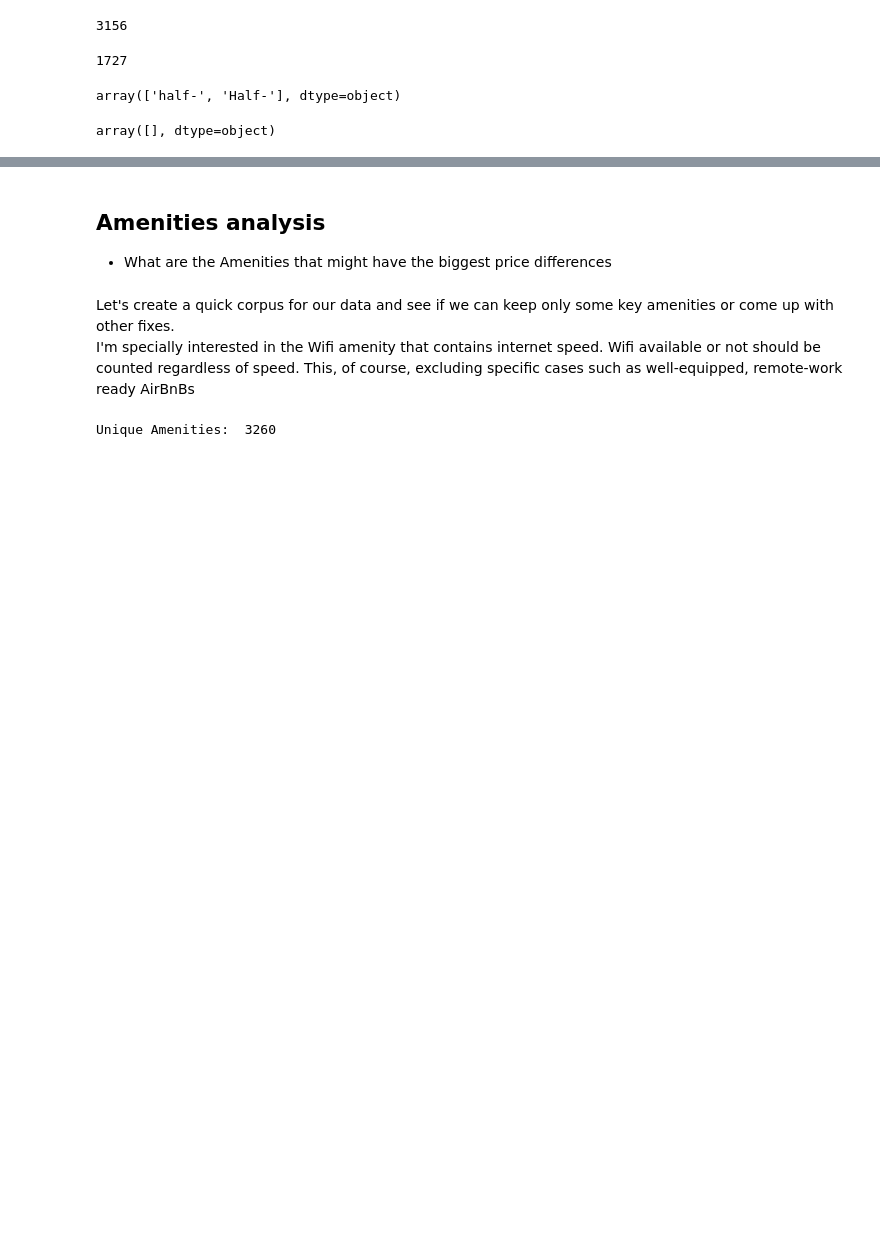
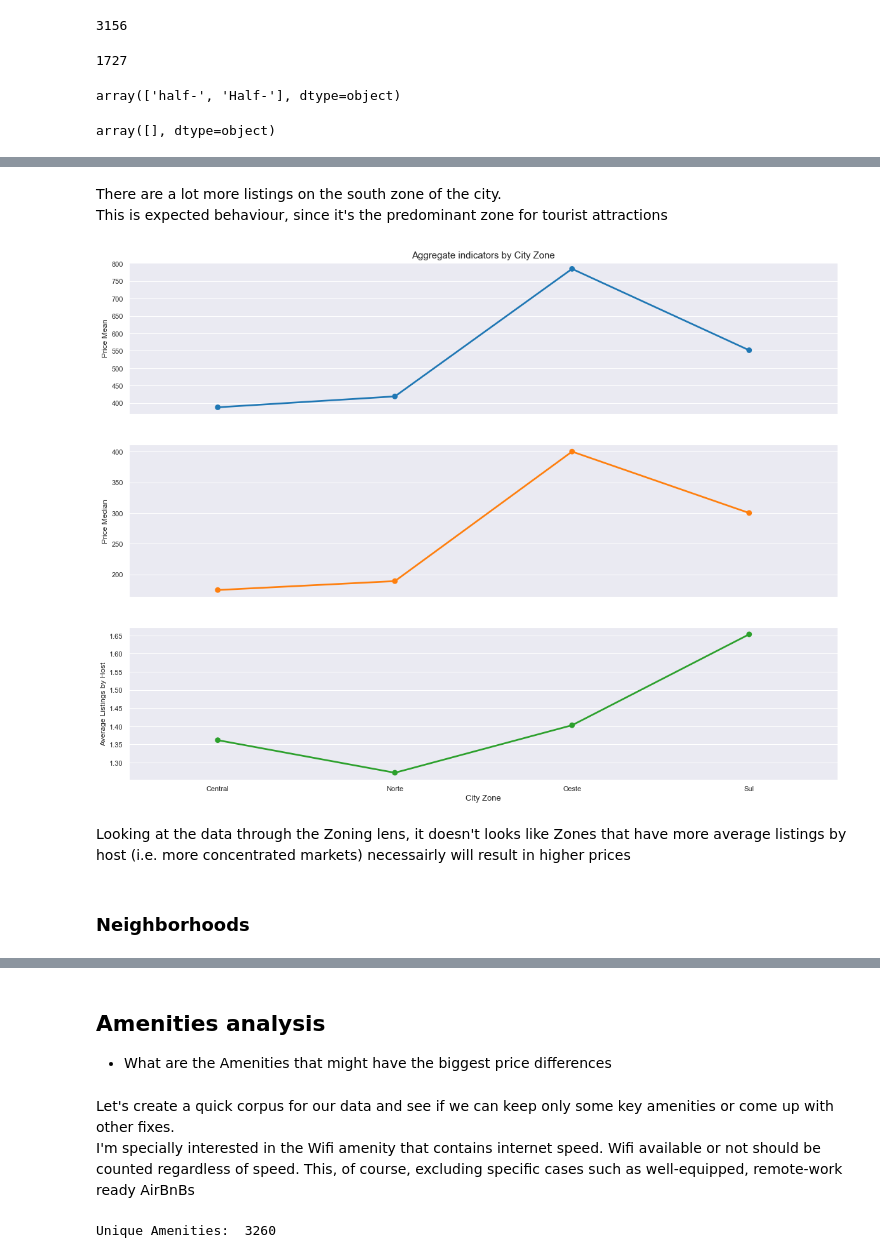
Before and after one commit to bglucca/RioAirBnB, a Jupyter notebook: analysis.ipynb, the cells around one changed output, grey strips where cells are left out. Saved outputs shown, nothing was run; the diff lists cells and outputs as text; code cells hidden in the pictures; blank space fills up the shorter version.

```diff
--- a/analysis.ipynb
+++ b/analysis.ipynb
@@ -297,0 +615,17 @@ df_subset['bathrooms_text'] = df_subset['bathrooms_text'].astype(float)
+# %%
+def get_geo_host_aggregates(data = df_subset, group_col = None):
+
+    # Aggregating data
+    aggregate = data.groupby(group_col)\
+                        .agg({'host_id':'nunique','id':'count','price':['mean','std','median']})
+
+    # Removing multiindex
+    aggregate.columns = [f'{x}_{y}' for x, y in aggregate.columns]
+
+    # Fetching the zones for plot
+    aggregate.reset_index(drop = False, inplace = True)
+
+    # Getting avg listings by host - Market Concentration metric
+    aggregate['listings_by_host'] = aggregate['id_count'] / aggregate['host_id_nunique']
+
+    return aggregate
@@ -299,0 +637,2 @@ df_subset['bathrooms_text'] = df_subset['bathrooms_text'].astype(float)
+# %%
+aggs_by_zone = get_geo_host_aggregates(group_col = 'zone')
@@ -299,0 +647,33 @@ df_subset['bathrooms_text'] = df_subset['bathrooms_text'].astype(float)
+# %% [markdown]
+There are a lot more listings on the south zone of the city.\
+This is expected behaviour, since it's the predominant zone for tourist attractions
+# %%
+fig, (ax1, ax2, ax3) = plt.subplots(3,1,figsize = (20,15),sharex = True)
+
+sns.pointplot(data = aggs_by_zone, x = 'zone', y = 'price_mean', ax = ax1, color='tab:blue')
+
+ax1.set_ylabel('Price Mean')
+
+ax1.set_xlabel('')
+
+ax1.set_title('Aggregate indicators by City Zone', fontdict = {'fontsize':15})
+
+sns.pointplot(data = aggs_by_zone, x = 'zone', y = 'price_median', ax = ax2, color = 'tab:orange')
+
+ax2.set_ylabel('Price Median')
+
+ax2.set_xlabel('')
+
+sns.pointplot(data = aggs_by_zone, x = 'zone', y = 'listings_by_host', ax = ax3, color = 'tab:green')
+
+ax3.set_ylabel('Average Listings by Host')
+
+ax3.set_xlabel('City Zone', fontdict={'fontsize':13})
+
+plt.show()
+# %% [output]
+[figure, added]
+# %% [markdown]
+Looking at the data through the Zoning lens, it doesn't looks like Zones that have more average listings by host (i.e. more concentrated markets) necessairly will result in higher prices
+# %% [markdown]
+### Neighborhoods
```
Also changed, not shown: parts of 73 cells of this notebook.
